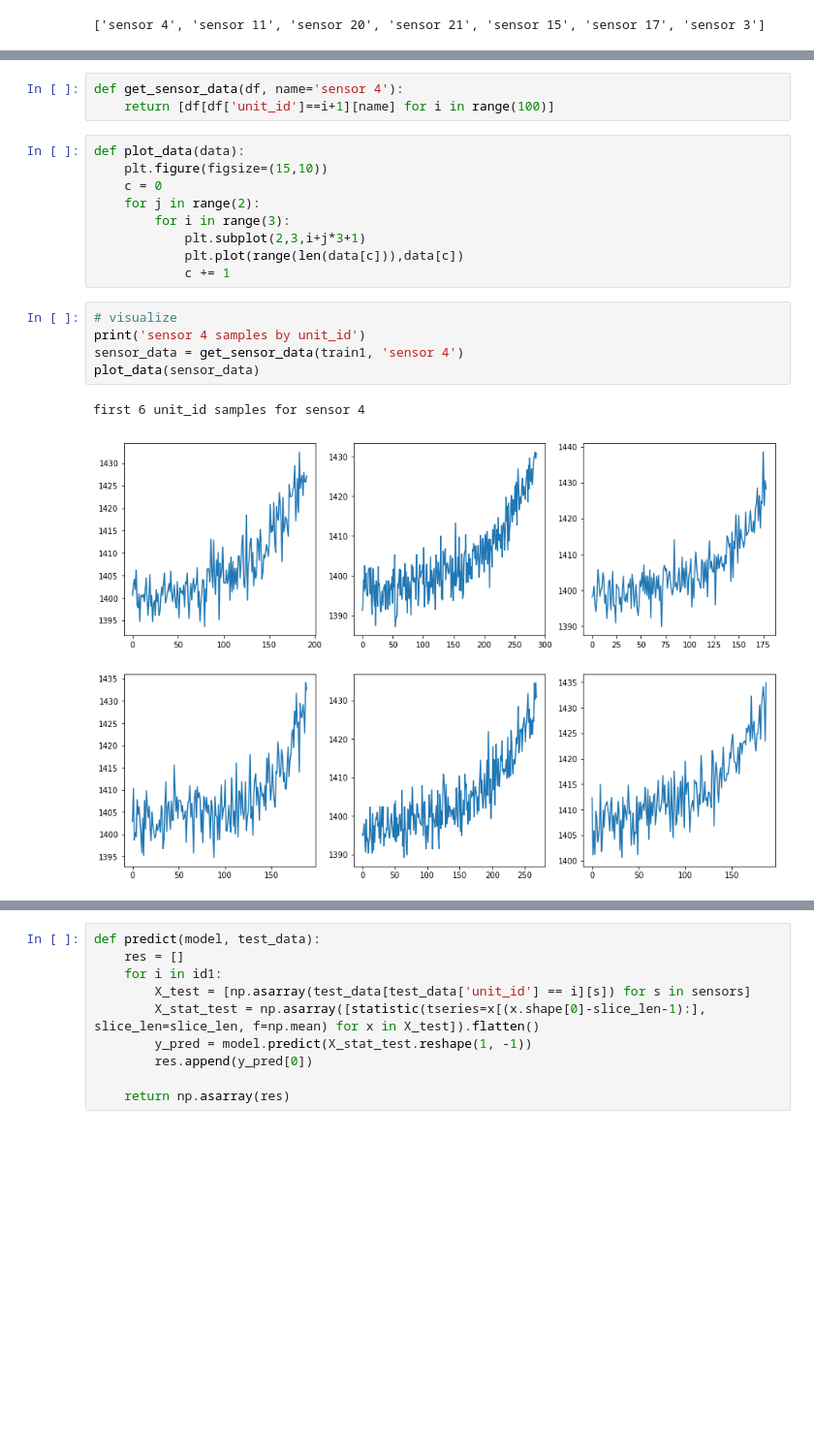
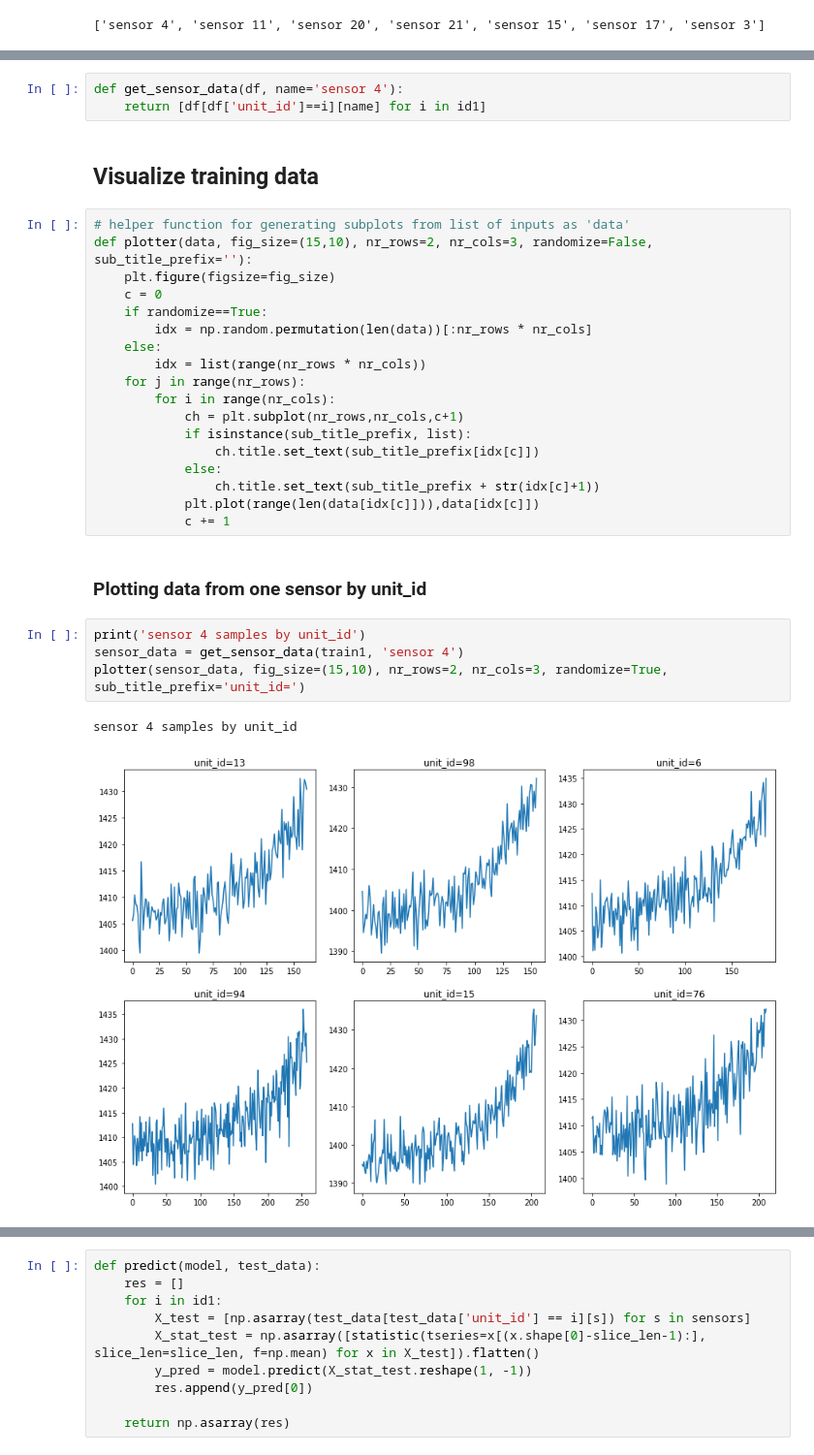
Before and after one commit to urmaspitsi/mt, a Jupyter notebook: explorer.ipynb, the cells around one changed output, grey strips where cells are left out. Shown at 97% size. Drawn from its saved outputs; the diff is of its cells as text; blank space fills up the shorter version.

```diff
--- a/explorer.ipynb
+++ b/explorer.ipynb
@@ -64,21 +68,33 @@ import matplotlib.pyplot as plt
 # %%
 def get_sensor_data(df, name='sensor 4'):
-    return [df[df['unit_id']==i+1][name] for i in range(100)]
+    return [df[df['unit_id']==i][name] for i in id1]
-# %%
-def plot_data(data):
-    plt.figure(figsize=(15,10))
-    c = 0
-    for j in range(2):
-        for i in range(3):
-            plt.subplot(2,3,i+j*3+1)
-            plt.plot(range(len(data[c])),data[c])
-            c += 1
+# %% [markdown]
+## Visualize training data
+# %%
+# helper function for generating subplots from list of inputs as 'data'
+def plotter(data, fig_size=(15,10), nr_rows=2, nr_cols=3, randomize=False, sub_title_prefix=''):
+    plt.figure(figsize=fig_size)
+    c = 0
+    if randomize==True:
+        idx = np.random.permutation(len(data))[:nr_rows * nr_cols]
+    else:
+        idx = list(range(nr_rows * nr_cols))
+    for j in range(nr_rows):
+        for i in range(nr_cols):
+            ch = plt.subplot(nr_rows,nr_cols,c+1)
+            if isinstance(sub_title_prefix, list):
+                ch.title.set_text(sub_title_prefix[idx[c]])
+            else:
+                ch.title.set_text(sub_title_prefix + str(idx[c]+1))
+            plt.plot(range(len(data[idx[c]])),data[idx[c]])
+            c += 1
+# %% [markdown]
+### Plotting data from one sensor by unit_id
 # %%
-# visualize
 print('sensor 4 samples by unit_id')
 sensor_data = get_sensor_data(train1, 'sensor 4')
-plot_data(sensor_data)
+plotter(sensor_data, fig_size=(15,10), nr_rows=2, nr_cols=3, randomize=True, sub_title_prefix='unit_id=')
 # %% [output]
-first 6 unit_id samples for sensor 4
+sensor 4 samples by unit_id
-[figure, old version]
+[figure, new version]
 # %%
```
Also changed, not shown: parts of 27 cells of this notebook.
